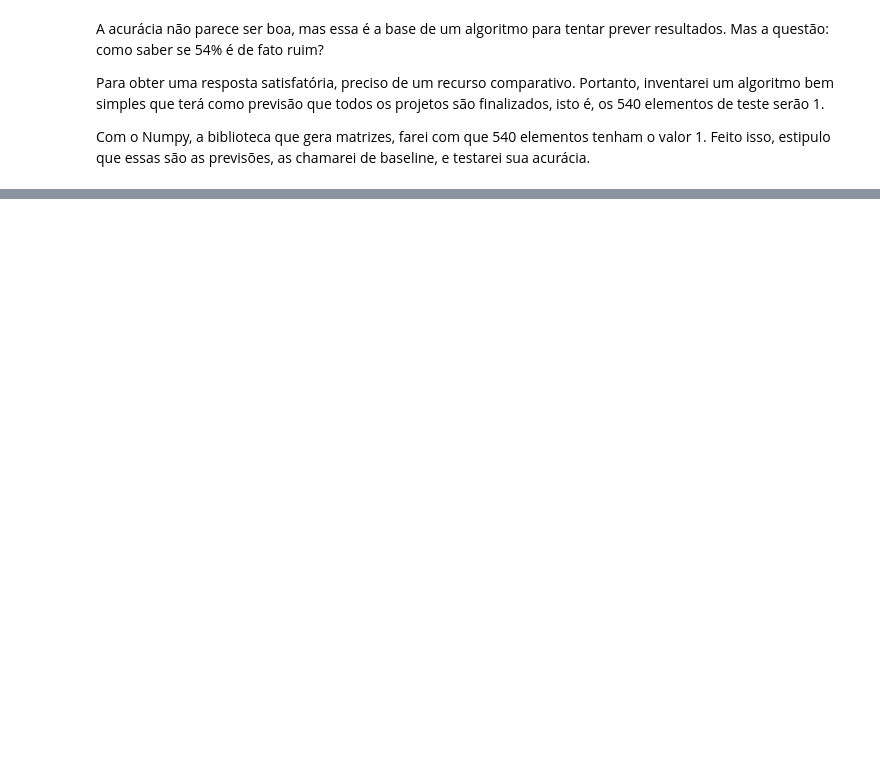
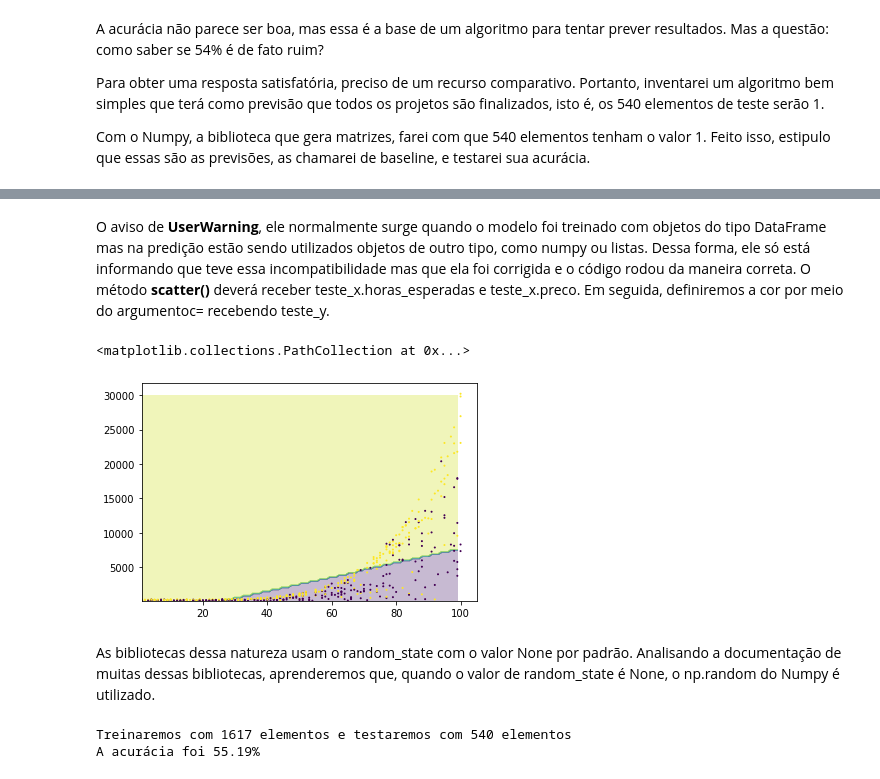
Before and after one commit to Stiv-McQueen/Machine_Learning, a Jupyter notebook: Intro_Machine_Learning_3.ipynb, the cells around one changed output, grey strips where cells are left out. Drawn from its saved outputs; the diff is of its cells as text; code cells hidden in the pictures; blank space fills up the shorter version.

```diff
--- a/Intro_Machine_Learning_3.ipynb
+++ b/Intro_Machine_Learning_3.ipynb
@@ -119,0 +143,4 @@ sns.scatterplot(x = 'horas_esperadas', y= 'preco', hue = teste_y, data = dados)
+# %%
+#pixels = 100
+eixo_x = np.arange(x_min, x_max, (x_max - x_min)/pixels)
+eixo_y = np.arange(y_min, y_max, (y_max - y_min)/pixels)
@@ -119,0 +149,5 @@ sns.scatterplot(x = 'horas_esperadas', y= 'preco', hue = teste_y, data = dados)
+# %%
+#Agora a ideia é criar um grid entre os dois eixos, multiplicando as opções de acordo com as diferentes possibilidade de custo de projeto e tempo de execução.
+xx, yy =np.meshgrid(eixo_x, eixo_y)
+pontos = np.c_[xx.ravel(), yy.ravel()] #ravel: Esse método irá concatenar os elementos
+pontos
@@ -119,0 +162,4 @@ sns.scatterplot(x = 'horas_esperadas', y= 'preco', hue = teste_y, data = dados)
+# %%
+z = modelo.predict(pontos)
+z = z.reshape(xx.shape) #redimensionar
+z
@@ -119,0 +174,33 @@ sns.scatterplot(x = 'horas_esperadas', y= 'preco', hue = teste_y, data = dados)
+# %% [markdown]
+O aviso de **UserWarning**, ele normalmente surge quando o modelo foi treinado com objetos do tipo DataFrame mas na predição estão sendo utilizados objetos de outro tipo, como numpy ou listas. Dessa forma, ele só está informando que teve essa incompatibilidade mas que ela foi corrigida e o código rodou da maneira correta.
+O método **scatter()** deverá receber teste_x.horas_esperadas e teste_x.preco. Em seguida, definiremos a cor por meio do argumentoc= recebendo teste_y.
+# %%
+import matplotlib.pyplot as plt
+
+plt.contourf(xx, yy, z, alpha = 0.3)#(de countor, ou "contorno"), que receberá xx, yy e Z. Alpha=0.3, Para diminuir a tonalidade.
+plt.scatter(teste_x.horas_esperadas, teste_x.preco, c= teste_y, s = 1) #s=1(size): Para reduzirmos o tamanho dos pontos e melhorarmos a visualização dos dados
+# %% [output]
+<matplotlib.collections.PathCollection at 0x...>
+[figure, added]
+# %% [markdown]
+As bibliotecas dessa natureza usam o random_state com o valor None por padrão. Analisando a documentação de muitas dessas bibliotecas, aprenderemos que, quando o valor de random_state é None, o np.random do Numpy é utilizado.
+# %%
+from sklearn.svm import SVC
+from sklearn.metrics import accuracy_score
+from sklearn.model_selection import train_test_split
+#Ao executar, a acurácia gera números aleatórios para estimar, preciso criar um número fixo para que saia do aleatório
+SEED = 5
+np.random.seed(SEED)
+treino_x, teste_x, treino_y, teste_y = train_test_split(x, y, test_size = 0.25,
+                                                        stratify =y) #Deixando y stratificado para melhorar a comparação, que irá estratificar os dados proporcionalmente de acordo com y
+print("Treinaremos com %d elementos e testaremos com %d elementos" % (len(treino_x), len(teste_x)))
+
+modelo = SVC()
+modelo.fit(treino_x, treino_y)
+previsoes = modelo.predict(teste_x)
+
+acuracia = accuracy_score(teste_y, previsoes) * 100
+print("A acurácia foi %.2f%%" % acuracia)
+# %% [output]
+Treinaremos com 1617 elementos e testaremos com 540 elementos
+A acurácia foi 55.19%
```
Also changed, not shown: parts of 15 cells of this notebook.
